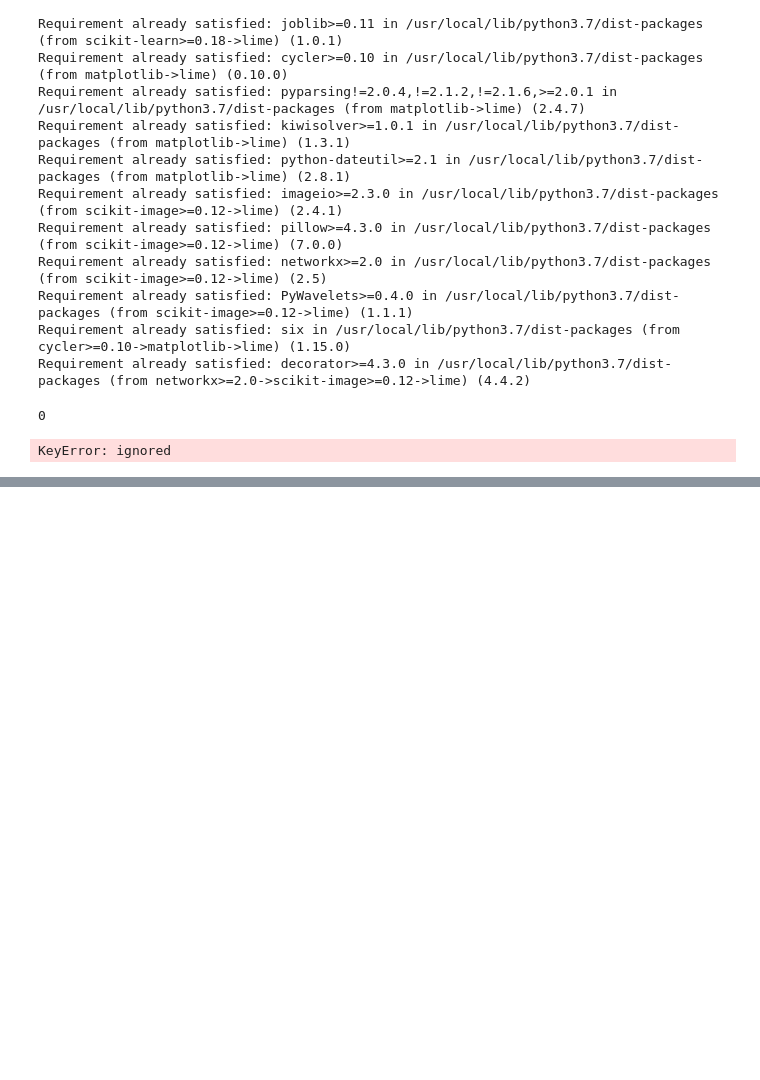
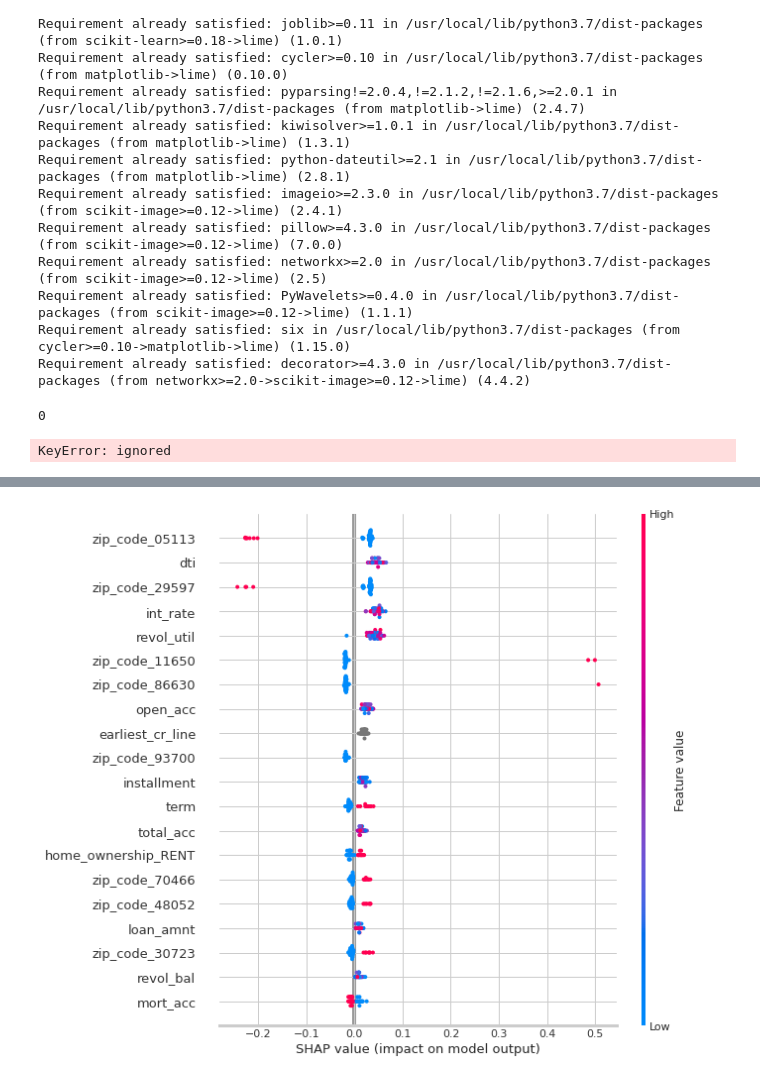
Before and after one commit to takhilabhinav/Loandefault_XAI, a Jupyter notebook: LOAN_XAI.ipynb, the cells around one changed output, grey strips where cells are left out. Saved outputs shown, nothing was run; the diff lists cells and outputs as text; code cells hidden in the pictures; blank space fills up the shorter version.

```diff
--- a/LOAN_XAI.ipynb
+++ b/LOAN_XAI.ipynb
@@ -1216,0 +1256,2 @@ KeyError: ignored
+# %%
+explainer = shap.TreeExplainer(rf_clf)
@@ -1216,0 +1274,8 @@ KeyError: ignored
+# %%
+from sklearn import preprocessing
+def convert(X_test):
+    number = preprocessing.LabelEncoder()
+    X_test['term'] = number.fit_transform(X_test.term)
+    return X_test
+
+X_test=convert(X_test)
@@ -1216,0 +1334,4 @@ KeyError: ignored
+# %%
+observations = X_test.sample(50, random_state=42)
+# %%
+shap_values = explainer.shap_values(observations)
@@ -1216,0 +1344,4 @@ KeyError: ignored
+# %%
+shap.initjs()
+shap.summary_plot(shap_values[1], features=observations)
+# %% [output]
@@ -1216,0 +1349 @@ KeyError: ignored
+[figure, added]
```
Also changed, not shown: parts of 23 cells of this notebook.
